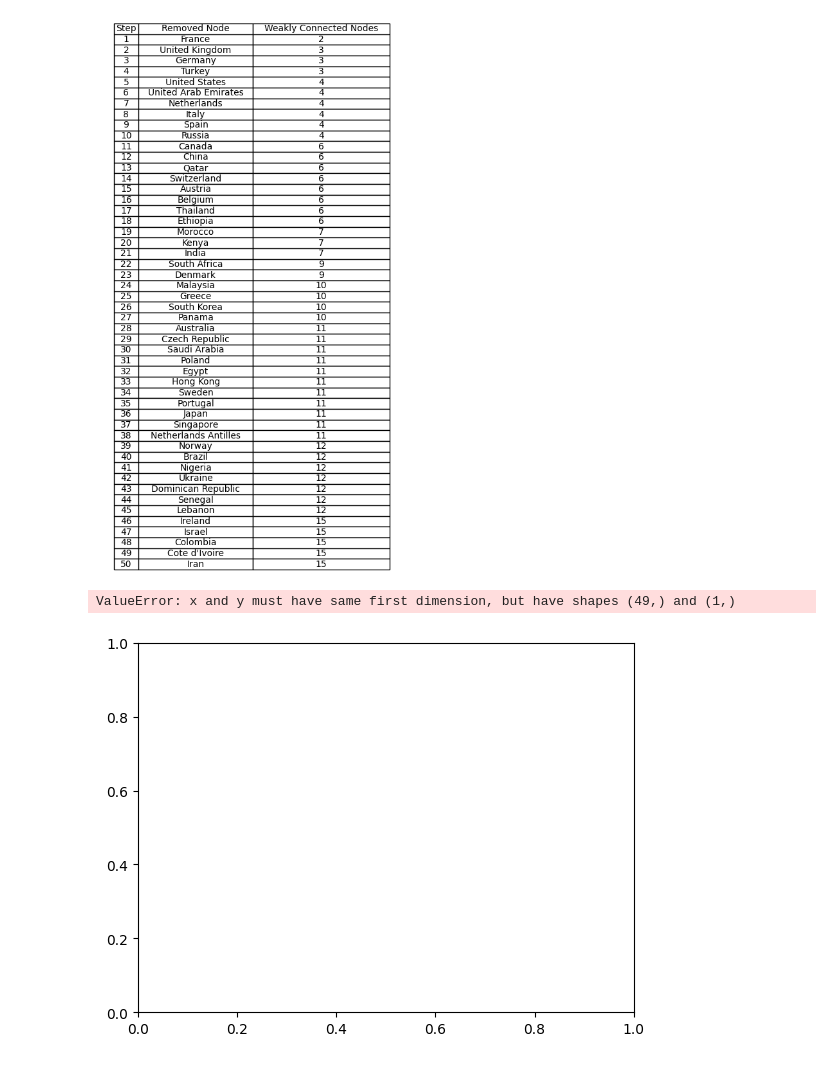
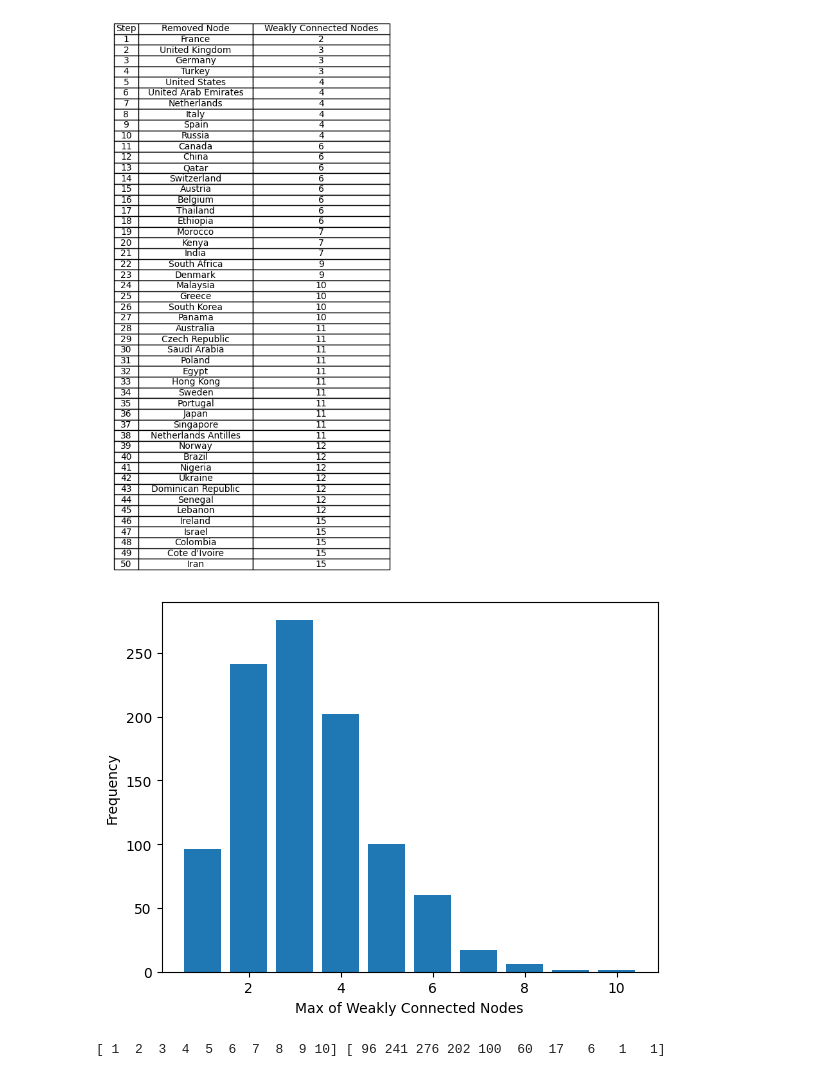
Before and after one commit to jplgarcia/analise_de_dados_complexos, a Jupyter notebook: projeto.ipynb, the cells around one changed output. Cells and saved outputs as stored; diff of their text form; code cells hidden in the pictures.

Commit message:
random

```diff
--- a/projeto.ipynb
+++ b/projeto.ipynb
@@ -279,20 +296,24 @@ result_table = modify_graph(flight_graph, "degree", n=50)
 showTable(result_table)
 # %% [output]
 [figure]
-# %%
-#showTable(result_table)
-max_values = []
-for i in range(0, 50):
-    result_table = modify_graph(flight_graph, "random", n=50)
-    max_values = result_table['Weakly Connected Nodes'].max()
-
-# Cria um gráfico de linha com os valores máximos
-plt.plot(range(1, 50), max_values, marker='o')
-plt.xlabel('Iteração')
-plt.ylabel('Maior valor em Weakly Connected Nodes')
-plt.title('Variação do Maior Valor em Weakly Connected Nodes ao Longo das Iterações')
-plt.grid(True)
-plt.show()
-# %% [output]
-ValueError: x and y must have same first dimension, but have shapes (49,) and (1,)
-[figure, removed]
+# %%
+max_values = []
+for i in range(0, 1000):
+    result_table = modify_graph(flight_graph, "random", n=50)
+    max_values.append(result_table['Weakly Connected Nodes'].max())
+
+valores_unicos, contagens = np.unique(max_values, return_counts=True)
+
+
+plt.bar(valores_unicos, contagens, align='center')
+plt.xlabel('Max of Weakly Connected Nodes')
+plt.ylabel('Frequency')
+
+plt.savefig('random_1000.png', format='png', bbox_inches='tight')
+plt.show()
+# %% [output]
+[figure, added]
+# %%
+print(valores_unicos, contagens)
+# %% [output]
+[ 1  2  3  4  5  6  7  8  9 10] [ 96 241 276 202 100  60  17   6   1   1]
```
Also changed, not shown: parts of 1 cell of this notebook.
